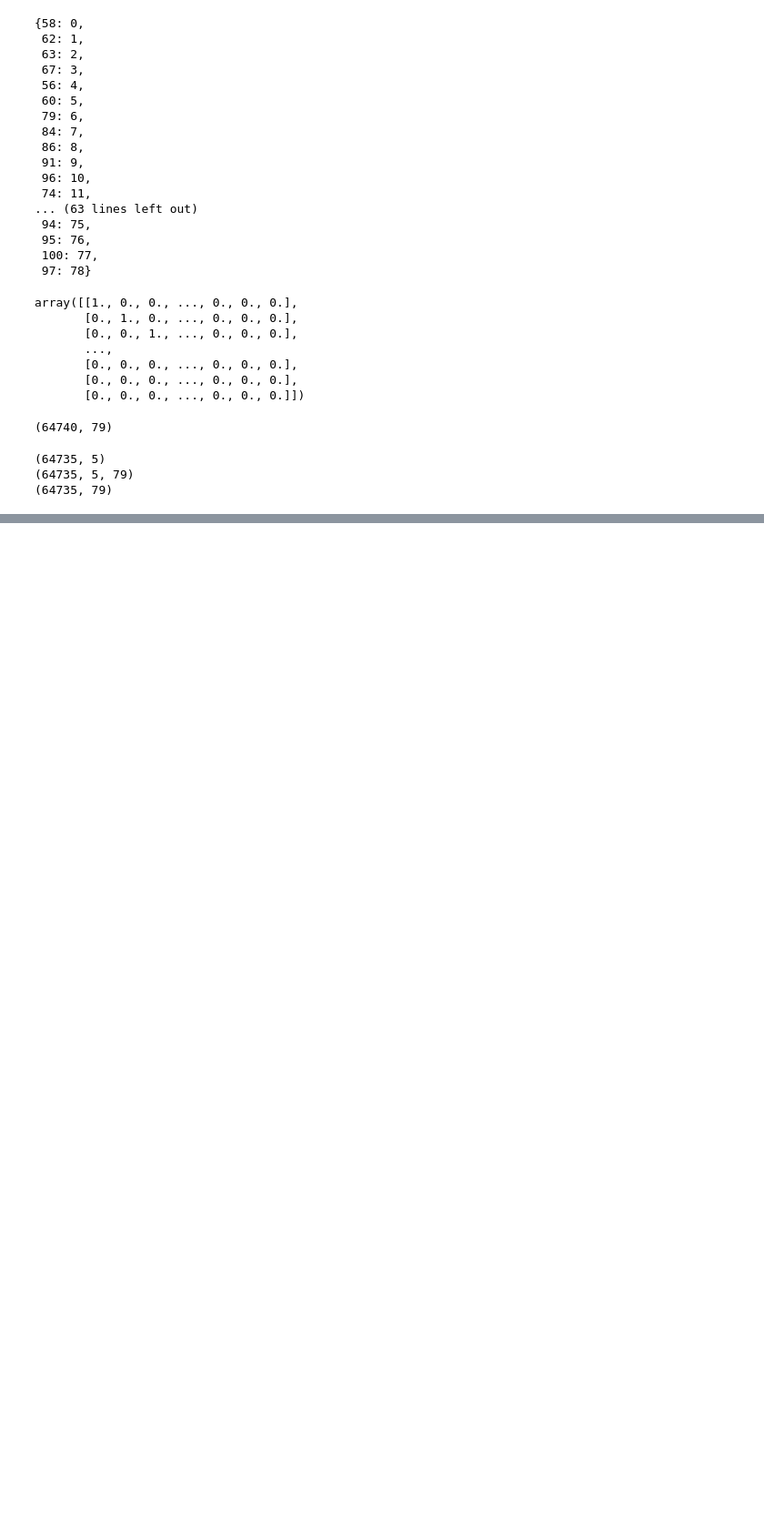
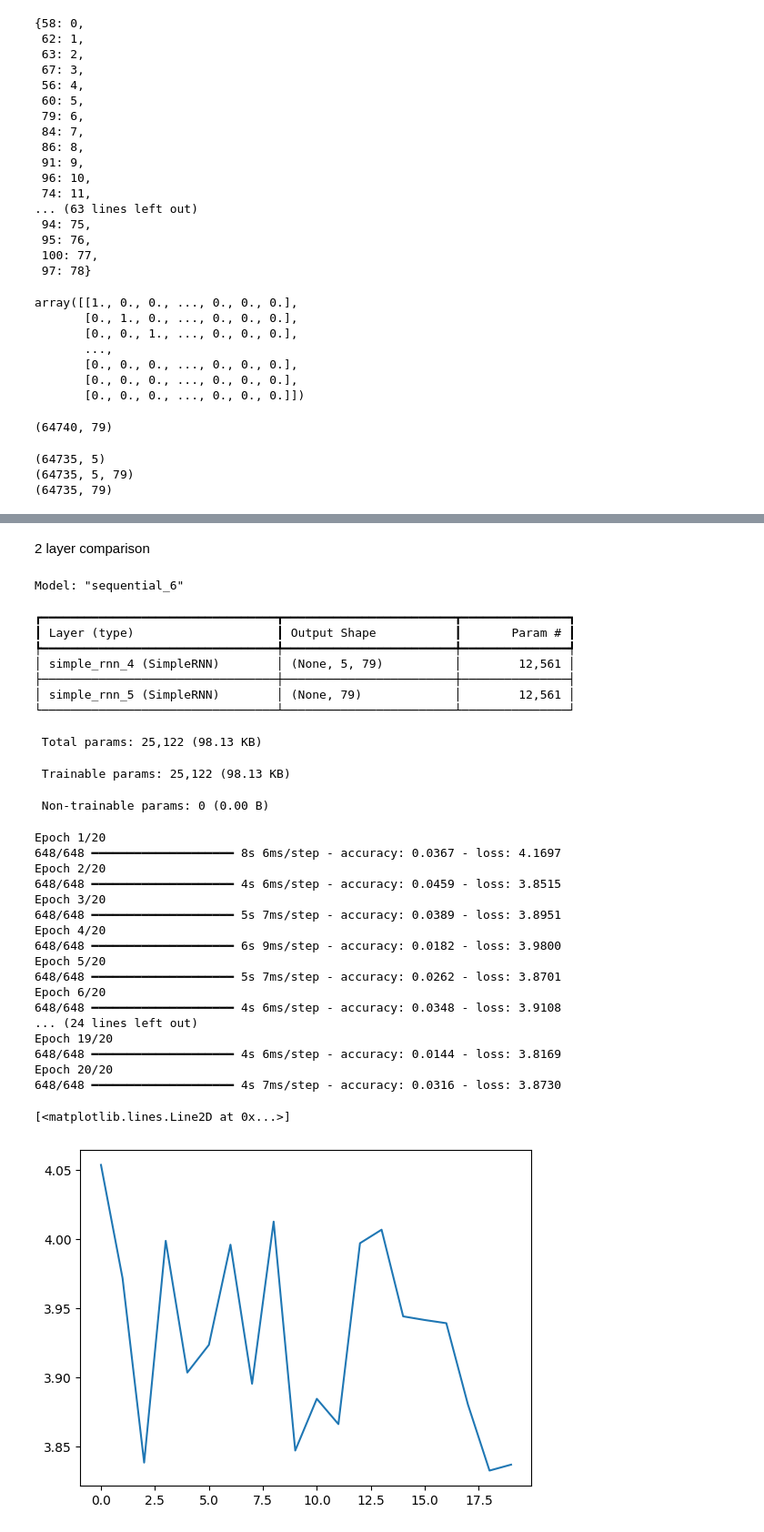
Before and after one commit to Valentin-dB/DD2424-MusicGen, a Jupyter notebook: RNN_VS_LSTM.ipynb, the cells around one changed output, grey strips where cells are left out. Shown at 91% size. Cells and saved outputs as stored; diff of their text form; code cells hidden in the pictures; blank space fills up the shorter version.

```diff
--- a/RNN_VS_LSTM.ipynb
+++ b/RNN_VS_LSTM.ipynb
@@ -244,0 +325,49 @@ Epoch 20/20
+# %% [markdown]
+2 layer comparison
+# %%
+model_rnn = Sequential()
+dim = len(dict_notes)
+model_rnn.add(SimpleRNN(units=dim, input_shape=(5,dim), return_sequences=True))  # First RNN layer with return_sequences=True
+model_rnn.add(SimpleRNN(units=dim))  # Second RNN layer (no return_sequences=True as it's the last layer)
+model_rnn.summary()
+
+# Compile the RNN model
+model_rnn.compile(optimizer='adam', loss='categorical_crossentropy', metrics=['accuracy'])
+
+# Train the RNN model
+history_rnn = model_rnn.fit(training_one_hot, label_one_hot, epochs=20, batch_size=100, class_weight=weights)
+
+# Print the loss function for RNN model
+loss_rnn = history_rnn.history['loss']
+plt.plot(range(len(loss_rnn)), loss_rnn, label='RNN')
+# %% [output]
+Model: "sequential_6"
+┏━━━━━━━━━━━━━━━━━━━━━━━━━━━━━━━━━┳━━━━━━━━━━━━━━━━━━━━━━━━┳━━━━━━━━━━━━━━━┓
+┃ Layer (type)                    ┃ Output Shape           ┃       Param # ┃
+┡━━━━━━━━━━━━━━━━━━━━━━━━━━━━━━━━━╇━━━━━━━━━━━━━━━━━━━━━━━━╇━━━━━━━━━━━━━━━┩
+│ simple_rnn_4 (SimpleRNN)        │ (None, 5, 79)          │        12,561 │
+├─────────────────────────────────┼────────────────────────┼───────────────┤
+│ simple_rnn_5 (SimpleRNN)        │ (None, 79)             │        12,561 │
+└─────────────────────────────────┴────────────────────────┴───────────────┘
+ Total params: 25,122 (98.13 KB)
+ Trainable params: 25,122 (98.13 KB)
+ Non-trainable params: 0 (0.00 B)
+Epoch 1/20
+648/648 ━━━━━━━━━━━━━━━━━━━━ 8s 6ms/step - accuracy: 0.0367 - loss: 4.1697
+Epoch 2/20
+648/648 ━━━━━━━━━━━━━━━━━━━━ 4s 6ms/step - accuracy: 0.0459 - loss: 3.8515
+Epoch 3/20
+648/648 ━━━━━━━━━━━━━━━━━━━━ 5s 7ms/step - accuracy: 0.0389 - loss: 3.8951
+Epoch 4/20
+648/648 ━━━━━━━━━━━━━━━━━━━━ 6s 9ms/step - accuracy: 0.0182 - loss: 3.9800
+Epoch 5/20
+648/648 ━━━━━━━━━━━━━━━━━━━━ 5s 7ms/step - accuracy: 0.0262 - loss: 3.8701
+Epoch 6/20
+648/648 ━━━━━━━━━━━━━━━━━━━━ 4s 6ms/step - accuracy: 0.0348 - loss: 3.9108
+... (24 lines left out)
+Epoch 19/20
+648/648 ━━━━━━━━━━━━━━━━━━━━ 4s 6ms/step - accuracy: 0.0144 - loss: 3.8169
+Epoch 20/20
+648/648 ━━━━━━━━━━━━━━━━━━━━ 4s 7ms/step - accuracy: 0.0316 - loss: 3.8730
+[<matplotlib.lines.Line2D at 0x...>]
+[figure, added]
```
Also changed, not shown: parts of 11 cells of this notebook.
